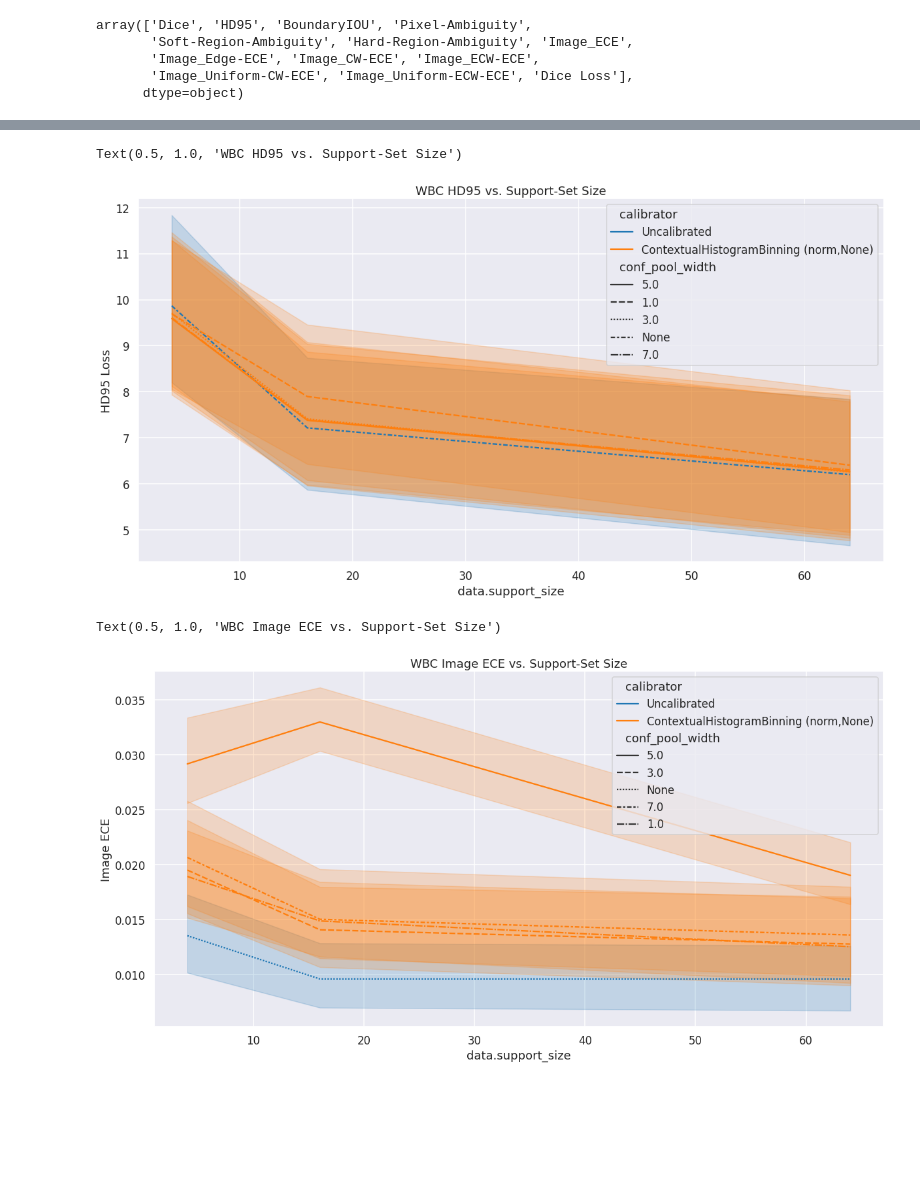
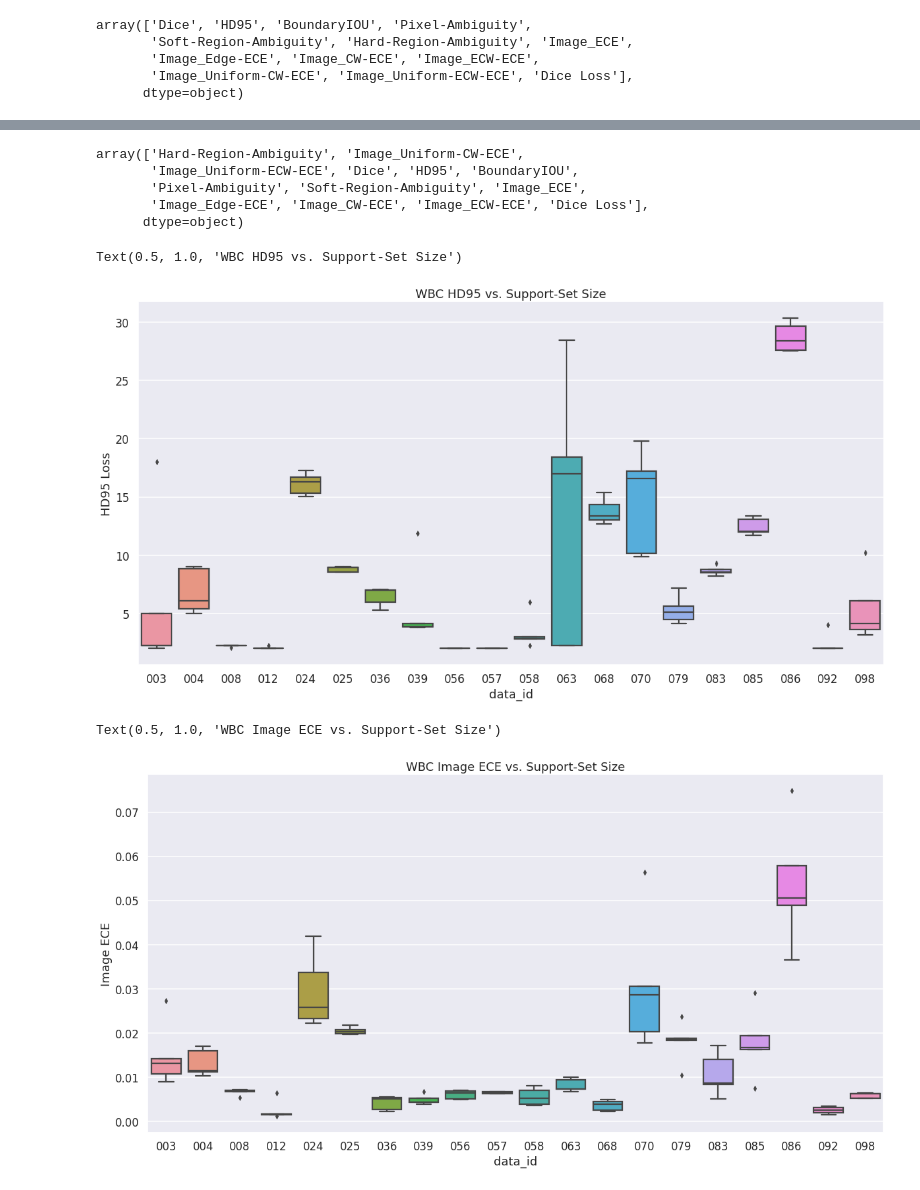
Before and after one commit to VictorButoi/ESE, a Jupyter notebook: notebooks/analyze_uvs.ipynb, the cells around one changed output, grey strips where cells are left out. Cells and saved outputs as stored; diff of their text form; code cells hidden in the pictures; blank space fills up the shorter version.

```diff
--- a/notebooks/analyze_uvs.ipynb
+++ b/notebooks/analyze_uvs.ipynb
@@ -85,18 +70,18 @@ image_info_df = image_info_df.sort_values(by=['method_name', 'calibrator'])
 image_info_df['calibrator'] = image_info_df['calibrator'].astype('category')
 image_info_df['calibrator'] = image_info_df['calibrator'].cat.reorder_categories([
     'Uncalibrated',
-    'ContextualHistogramBinning (norm,None)'
+    # 'ContextualHistogramBinning (norm,None)'
 ])
 
-# Make sure that the model_class 'Uncalibrated' is first
-image_info_df['conf_pool_width'] = image_info_df['conf_pool_width'].astype('category')
-image_info_df['conf_pool_width'] = image_info_df['conf_pool_width'].cat.reorder_categories([
-    'None',
-    1.0,
-    3.0,
-    5.0,
-    7.0,
-])
+# # Make sure that the model_class 'Uncalibrated' is first
+# image_info_df['conf_pool_width'] = image_info_df['conf_pool_width'].astype('category')
+# image_info_df['conf_pool_width'] = image_info_df['conf_pool_width'].cat.reorder_categories([
+#     'None',
+#     1.0,
+#     3.0,
+#     5.0,
+#     7.0,
+# ])
 # %%
 # image_info_df = image_info_df[image_info_df['calibrator'] == 'Uncalibrated']
 # %%
@@ -166,12 +169,18 @@ dice_info_df
+# %%
+image_info_df['image_metric'].unique()
+# %% [output]
+array(['Hard-Region-Ambiguity', 'Image_Uniform-CW-ECE',
+       'Image_Uniform-ECW-ECE', 'Dice', 'HD95', 'BoundaryIOU',
+       'Pixel-Ambiguity', 'Soft-Region-Ambiguity', 'Image_ECE',
+       'Image_Edge-ECE', 'Image_CW-ECE', 'Image_ECW-ECE', 'Dice Loss'],
+      dtype=object)
 # %%
 hd_info_df = image_info_df[image_info_df['image_metric'] == 'HD95']
 
 plt.figure(figsize=(20, 10))
-sns.lineplot(
-    x='data.support_size',
+sns.boxplot(
+    x='data_id',
     y='metric_score',
-    hue='calibrator',
-    style='conf_pool_width',
     data=hd_info_df,
 )
 # Set the y label to be Image ECE
@@ -179,21 +188,19 @@ plt.ylabel('HD95 Loss')
 plt.title('WBC HD95 vs. Support-Set Size')
 # %% [output]
 Text(0.5, 1.0, 'WBC HD95 vs. Support-Set Size')
-[figure, old version]
+[figure, new version]
 # %%
 ece_info_df = image_info_df[image_info_df['image_metric'] == 'Image_ECE']
 
 plt.figure(figsize=(20, 10))
-sns.lineplot(
-    x='data.support_size',
+sns.boxplot(
+    x='data_id',
     y='metric_score',
-    hue='calibrator',
-    style='conf_pool_width',
     data=ece_info_df,
 )
 # Set the y label to be Image ECE
 plt.ylabel('Image ECE')
 plt.title('WBC Image ECE vs. Support-Set Size')
 # %% [output]
 Text(0.5, 1.0, 'WBC Image ECE vs. Support-Set Size')
-[figure, old version]
+[figure, new version]
```
Also changed, not shown: parts of 9 cells of this notebook, 3 other files.
